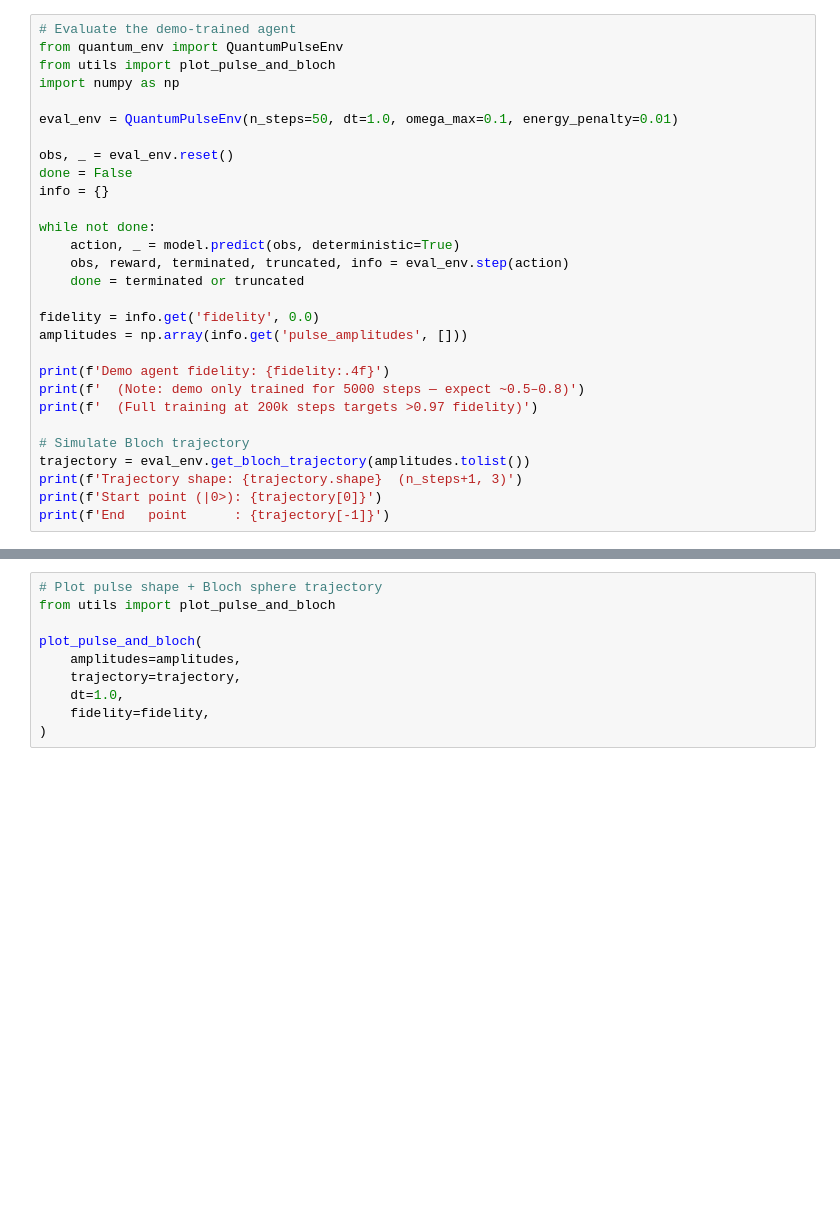
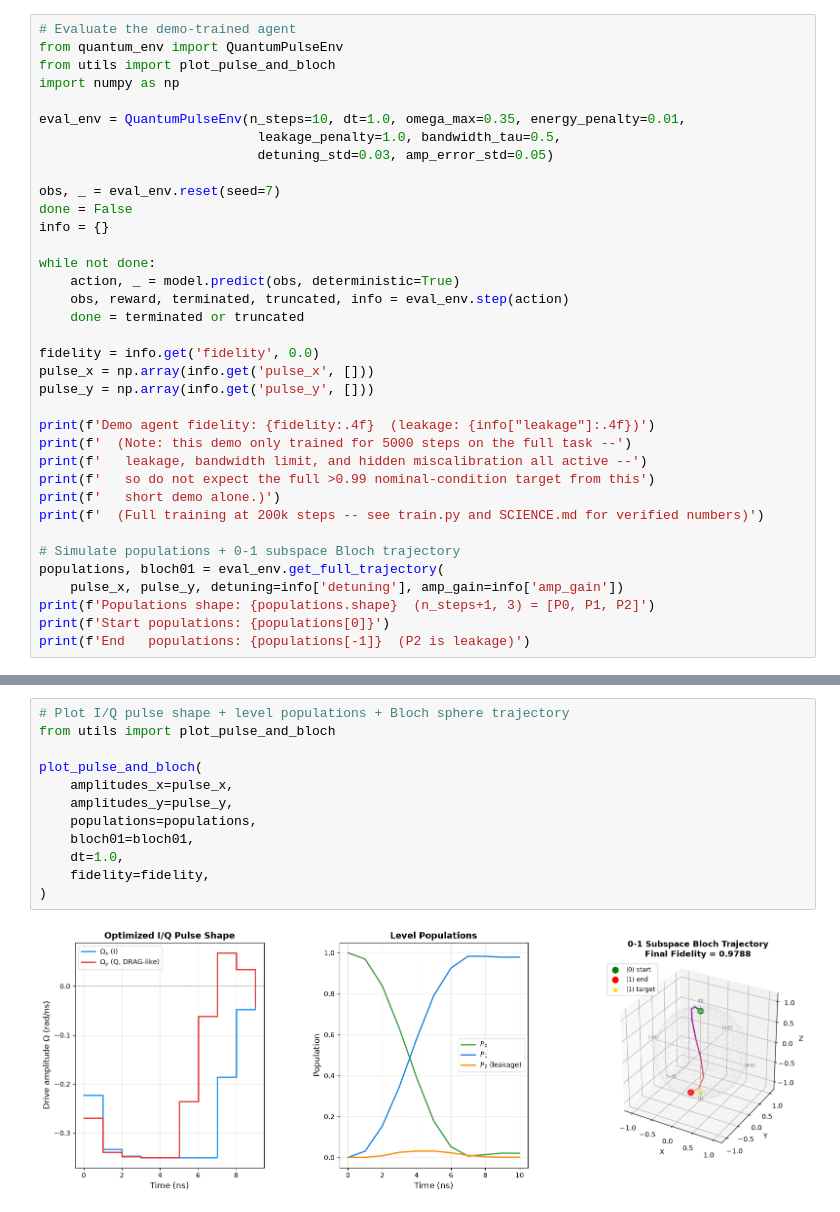
Before and after one commit to Yiannosste/Quantum-Control-Project, a Jupyter notebook: tutorial.ipynb, the cells around one changed output, grey strips where cells are left out. Saved outputs shown, nothing was run; the diff lists cells and outputs as text; blank space fills up the shorter version.

```diff
--- a/tutorial.ipynb
+++ b/tutorial.ipynb
@@ -402,9 +542,11 @@ from quantum_env import QuantumPulseEnv
 from utils import plot_pulse_and_bloch
 import numpy as np
 
-eval_env = QuantumPulseEnv(n_steps=50, dt=1.0, omega_max=0.1, energy_penalty=0.01)
+eval_env = QuantumPulseEnv(n_steps=10, dt=1.0, omega_max=0.35, energy_penalty=0.01,
+                            leakage_penalty=1.0, bandwidth_tau=0.5,
+                            detuning_std=0.03, amp_error_std=0.05)
 
-obs, _ = eval_env.reset()
+obs, _ = eval_env.reset(seed=7)
 done = False
 info = {}
 
@@ -414,14 +556,19 @@ while not done:
     done = terminated or truncated
 
 fidelity = info.get('fidelity', 0.0)
-amplitudes = np.array(info.get('pulse_amplitudes', []))
+pulse_x = np.array(info.get('pulse_x', []))
+pulse_y = np.array(info.get('pulse_y', []))
 
-print(f'Demo agent fidelity: {fidelity:.4f}')
-print(f'  (Note: demo only trained for 5000 steps — expect ~0.5–0.8)')
-print(f'  (Full training at 200k steps targets >0.97 fidelity)')
+print(f'Demo agent fidelity: {fidelity:.4f}  (leakage: {info["leakage"]:.4f})')
+print(f'  (Note: this demo only trained for 5000 steps on the full task --')
+print(f'   leakage, bandwidth limit, and hidden miscalibration all active --')
+print(f'   so do not expect the full >0.99 nominal-condition target from this')
+print(f'   short demo alone.)')
+print(f'  (Full training at 200k steps -- see train.py and SCIENCE.md for verified numbers)')
 
-# Simulate Bloch trajectory
-trajectory = eval_env.get_bloch_trajectory(amplitudes.tolist())
-print(f'Trajectory shape: {trajectory.shape}  (n_steps+1, 3)')
-print(f'Start point (|0>): {trajectory[0]}')
-print(f'End   point      : {trajectory[-1]}')
+# Simulate populations + 0-1 subspace Bloch trajectory
+populations, bloch01 = eval_env.get_full_trajectory(
+    pulse_x, pulse_y, detuning=info['detuning'], amp_gain=info['amp_gain'])
+print(f'Populations shape: {populations.shape}  (n_steps+1, 3) = [P0, P1, P2]')
+print(f'Start populations: {populations[0]}')
+print(f'End   populations: {populations[-1]}  (P2 is leakage)')
@@ -428,10 +585,14 @@ print(f'End   point      : {trajectory[-1]}')
 # %%
-# Plot pulse shape + Bloch sphere trajectory
+# Plot I/Q pulse shape + level populations + Bloch sphere trajectory
 from utils import plot_pulse_and_bloch
 
 plot_pulse_and_bloch(
-    amplitudes=amplitudes,
-    trajectory=trajectory,
+    amplitudes_x=pulse_x,
+    amplitudes_y=pulse_y,
+    populations=populations,
+    bloch01=bloch01,
     dt=1.0,
     fidelity=fidelity,
 )
+# %% [output]
+[figure, added]
```
Also changed, not shown: parts of 27 cells of this notebook, 10 other files.
